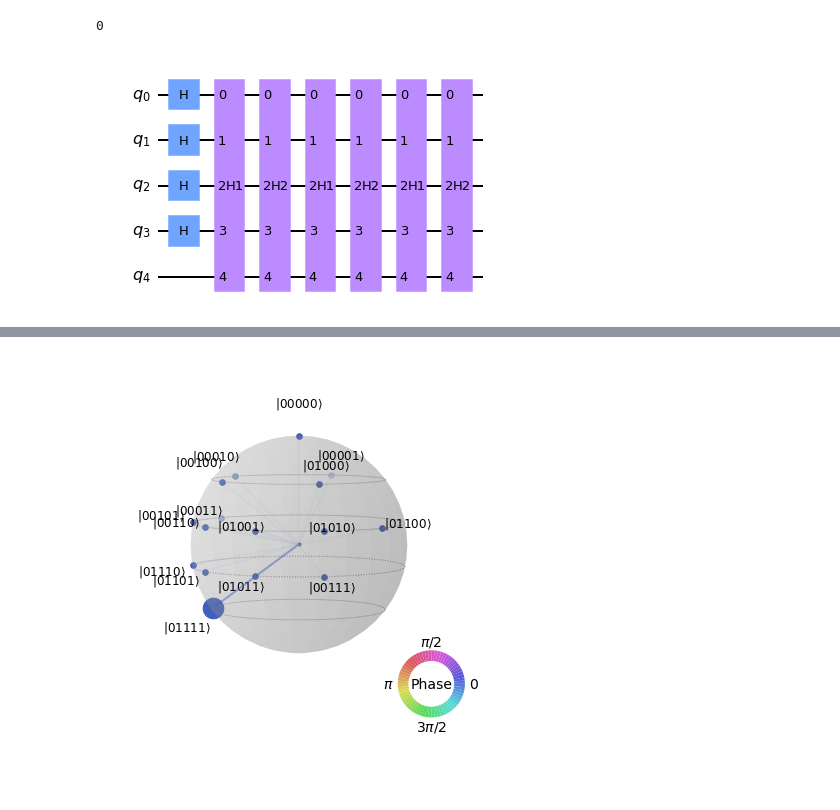
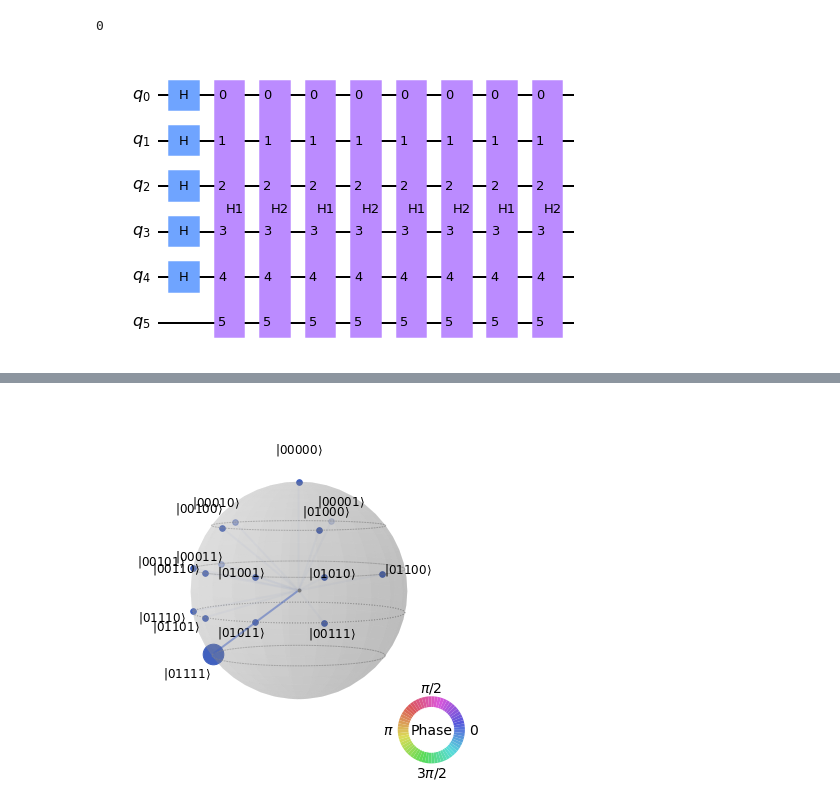
Before and after one commit to Letao-WANG/Quantum_algorithm, a Jupyter notebook: 27_Apr_Quantum_Simulation/Quantum Simulation.ipynb, the cells around one changed output, grey strips where cells are left out. Cells and saved outputs as stored; diff of their text form; code cells hidden in the pictures; blank space fills up the shorter version.

```diff
--- a/Quantum Simulation.ipynb
+++ b/27_Apr_Quantum_Simulation/Quantum Simulation.ipynb
@@ -890,23 +890,24 @@ def st_out(qc):
     np.set_printoptions(precision=5)
     return Statevector(st)
 # %%
-n = 4
+n = 5
+N = 2**n
 states = []
 sim_h = QuantumCircuit(n+1)
 sim_h.h(range(n))
 
-alpha = 1/np.sqrt(2**n)
+# alpha = 1/np.sqrt(N)
 # states.append(Statevector(sim_h))
-# sim_h.append(H1_op(np.pi/(2*alpha),n), range(n+1))
+# sim_h.append(H_op(np.pi/(2*alpha),n), range(n+1))
 # sim_h.append(H2_op(np.pi/(2*alpha),n), range(n+1))
 
 r = (int)(np.pi*np.sqrt(2**n)/4)
 for _ in range(r):
     states.append(Statevector(sim_h))
     sim_h.append(H1_op(np.pi,n), range(n+1))
     sim_h.append(H2_op(np.pi,n), range(n+1))
     states.append(Statevector(sim_h))
 
 sim_h.draw("mpl")
 # %% [output]
-[figure, old version]
+[figure, new version]
```
Also changed, not shown: parts of 4 cells of this notebook, 3 other files.
